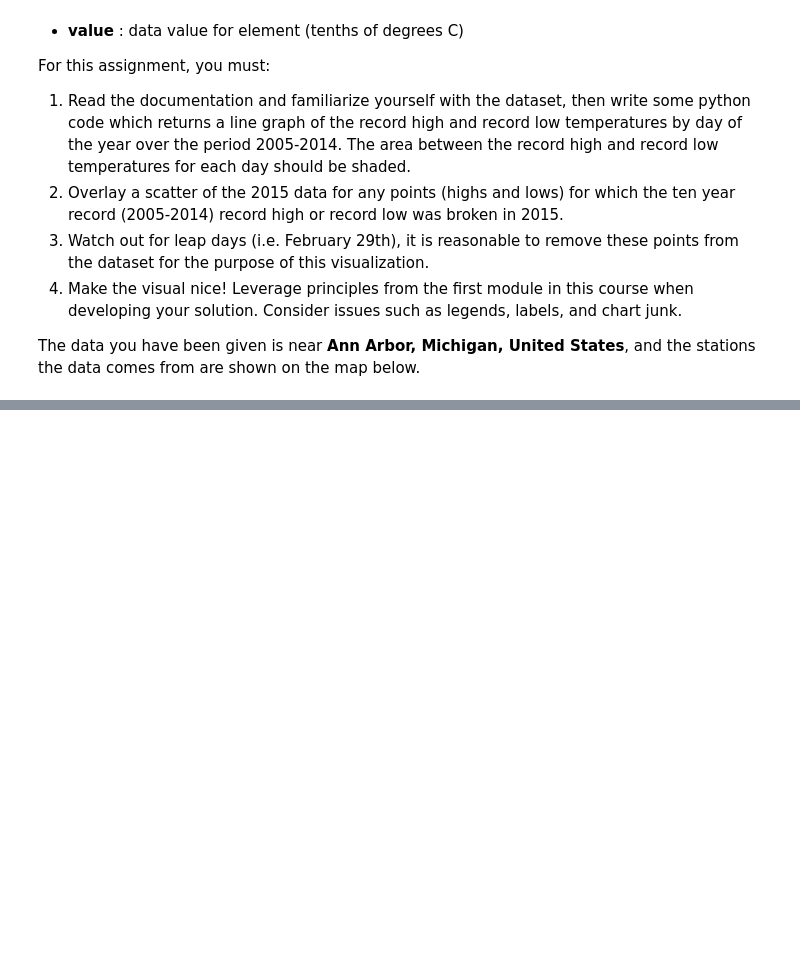
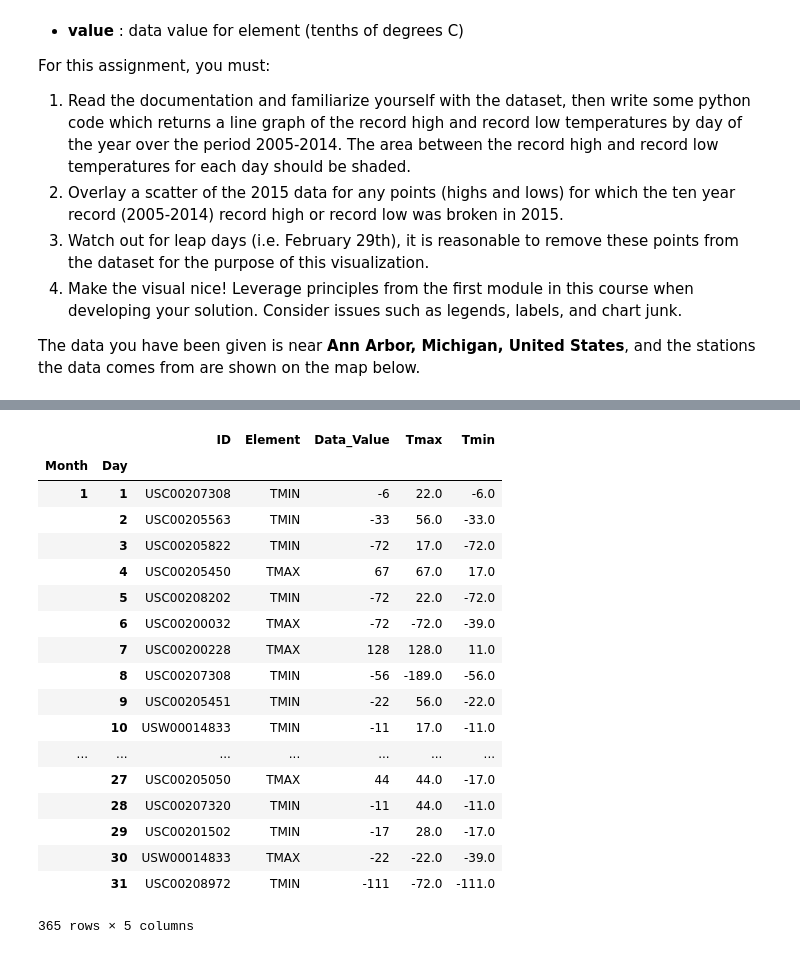
Before and after one commit to z-h-u-j-u-n/Coursera-Applied-Data-Science-with-Py, a Jupyter notebook: C2 Applied Plotting, Charting & Data Representation in Python/Ch2 Basic Charting/Assignment2.ipynb, the cells around one changed output, grey strips where cells are left out. Drawn from its saved outputs; the diff is of its cells as text; code cells hidden in the pictures; blank space fills up the shorter version.

```diff
--- a/C2 Applied Plotting, Charting & Data Representation in Python/Ch2 Basic Charting/Assignment2.ipynb
+++ b/C2 Applied Plotting, Charting & Data Representation in Python/Ch2 Basic Charting/Assignment2.ipynb
@@ -49,0 +82,11 @@ leaflet_plot_stations(400,'fb441e62df2d58994928907a91895ec62c2c42e6cd075c2700843
+# %%
+# 删除前十年的闰年数据
+wbf15 = wbf15.drop(wbf15.index[(wbf15.index.month == 2) & (wbf15.index.day == 29)])
+# %%
+def get_month(x):
+    return x.name.month
+def get_day(x):
+    return x.name.day
+
+wbf15['Month'] =wbf15.apply(get_month, axis=1)
+wbf15['Day'] = wbf15.apply(get_day, axis=1)
@@ -49,0 +128,23 @@ leaflet_plot_stations(400,'fb441e62df2d58994928907a91895ec62c2c42e6cd075c2700843
+# %%
+# 获取分组结果的第一条记录
+wbf15_gp.first()
+# %% [output]
+|  |  | ID | Element | Data_Value | Tmax | Tmin |
+| Month | Day |  |  |  |  |  |
+| 1 | 1 | USC00207308 | TMIN | -6 | 22.0 | -6.0 |
+|  | 2 | USC00205563 | TMIN | -33 | 56.0 | -33.0 |
+|  | 3 | USC00205822 | TMIN | -72 | 17.0 | -72.0 |
+|  | 4 | USC00205450 | TMAX | 67 | 67.0 | 17.0 |
+|  | 5 | USC00208202 | TMIN | -72 | 22.0 | -72.0 |
+|  | 6 | USC00200032 | TMAX | -72 | -72.0 | -39.0 |
+|  | 7 | USC00200228 | TMAX | 128 | 128.0 | 11.0 |
+|  | 8 | USC00207308 | TMIN | -56 | -189.0 | -56.0 |
+|  | 9 | USC00205451 | TMIN | -22 | 56.0 | -22.0 |
+|  | 10 | USW00014833 | TMIN | -11 | 17.0 | -11.0 |
+| ... | ... | ... | ... | ... | ... | ... |
+|  | 27 | USC00205050 | TMAX | 44 | 44.0 | -17.0 |
+|  | 28 | USC00207320 | TMIN | -11 | 44.0 | -11.0 |
+|  | 29 | USC00201502 | TMIN | -17 | 28.0 | -17.0 |
+|  | 30 | USW00014833 | TMAX | -22 | -22.0 | -39.0 |
+|  | 31 | USC00208972 | TMIN | -111 | -72.0 | -111.0 |
+365 rows × 5 columns
```
Also changed, not shown: parts of 12 cells of this notebook, 6 other files.
